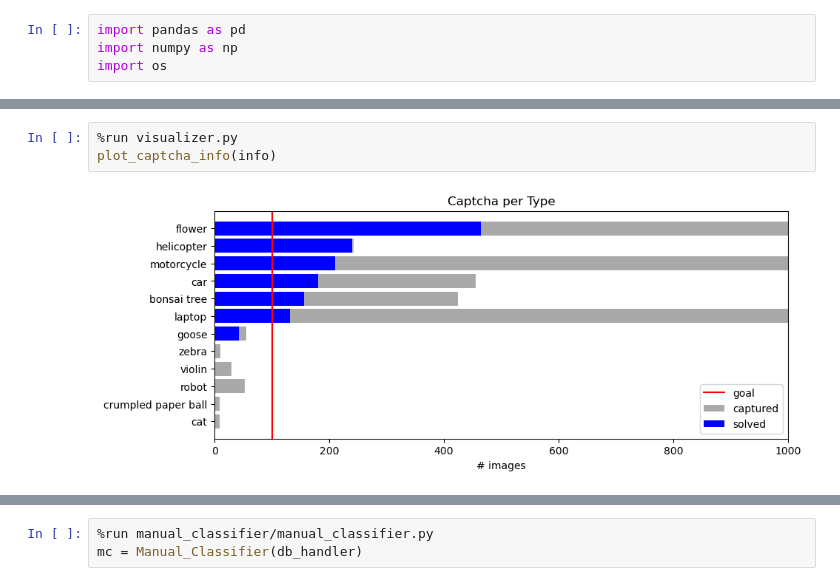
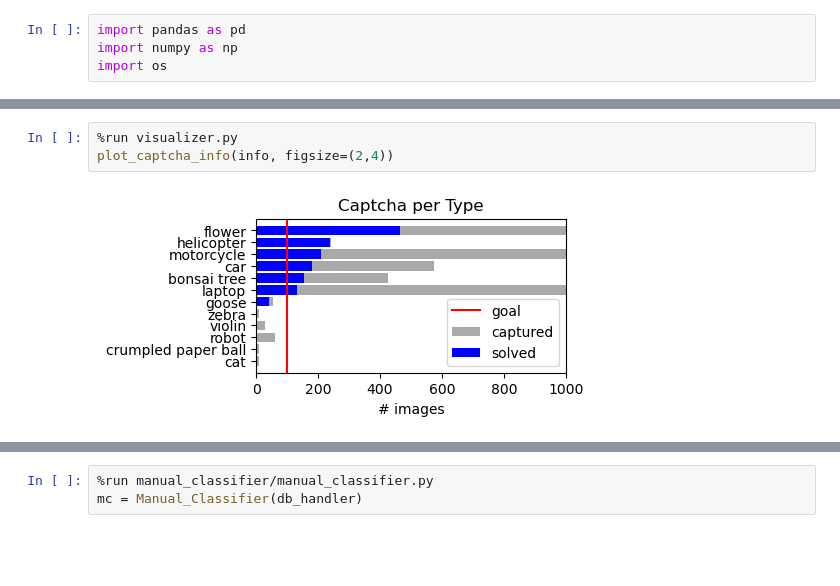
Before and after one commit to xTerradon/hcaptcha-solver, a Jupyter notebook: main.ipynb, the cells around one changed output, grey strips where cells are left out. Drawn from its saved outputs; the diff is of its cells as text; blank space fills up the shorter version.

```diff
--- a/main.ipynb
+++ b/main.ipynb
@@ -24,6 +24,6 @@ info
 | zebra | 10 | 0 | 10 |
 # %%
 %run visualizer.py
-plot_captcha_info(info)
+plot_captcha_info(info, figsize=(2,4))
 # %% [output]
-[figure, old version]
+[figure, new version]
```
Also changed, not shown: parts of 6 cells of this notebook, 8 other files.
